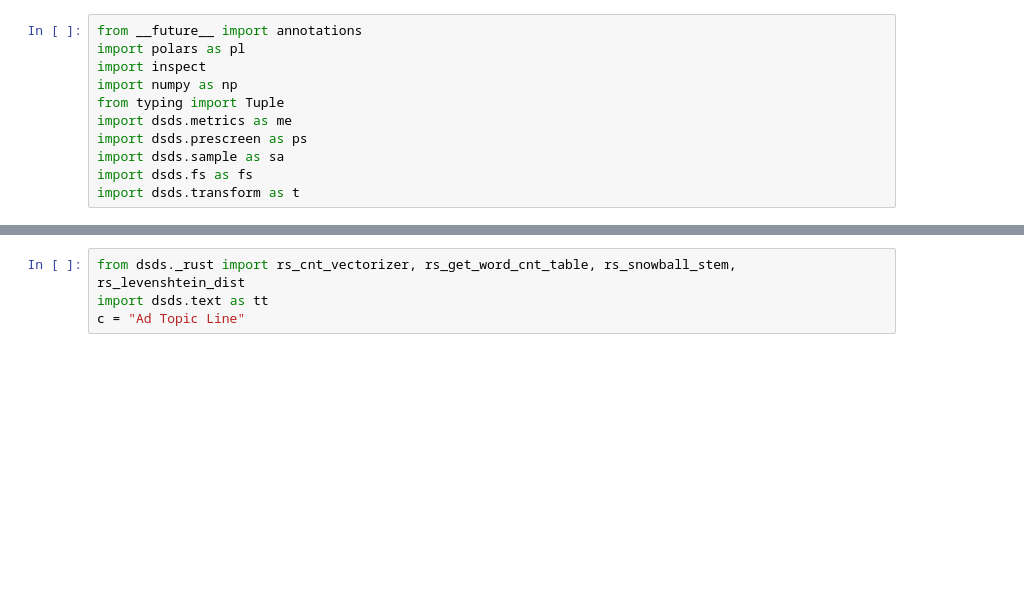
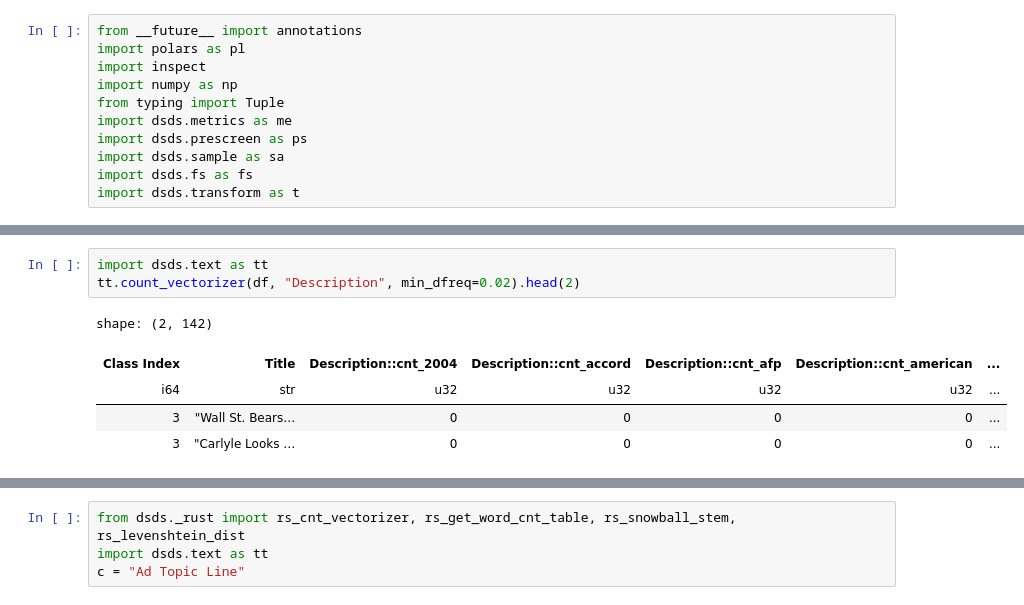
Before and after one commit to abstractqqq/dsds, a Jupyter notebook: examples/test.ipynb, the cells around one changed output, grey strips where cells are left out. Cells and saved outputs as stored; diff of their text form; blank space fills up the shorter version.

```diff
--- a/examples/test.ipynb
+++ b/examples/test.ipynb
@@ -14,0 +23,9 @@ df.head(3)
+# %%
+import dsds.text as tt
+tt.count_vectorizer(df, "Description", min_dfreq=0.02).head(2)
+# %% [output]
+shape: (2, 142)
+| Class Index | Title | Description::cnt_2004 | Description::cnt_accord | Description::cnt_afp | Description::cnt_american | ... |
+| i64 | str | u32 | u32 | u32 | u32 | ... |
+| 3 | "Wall St. Bears… | 0 | 0 | 0 | 0 | ... |
+| 3 | "Carlyle Looks … | 0 | 0 | 0 | 0 | ... |
```
Also changed, not shown: parts of 4 cells of this notebook, 5 other files.
